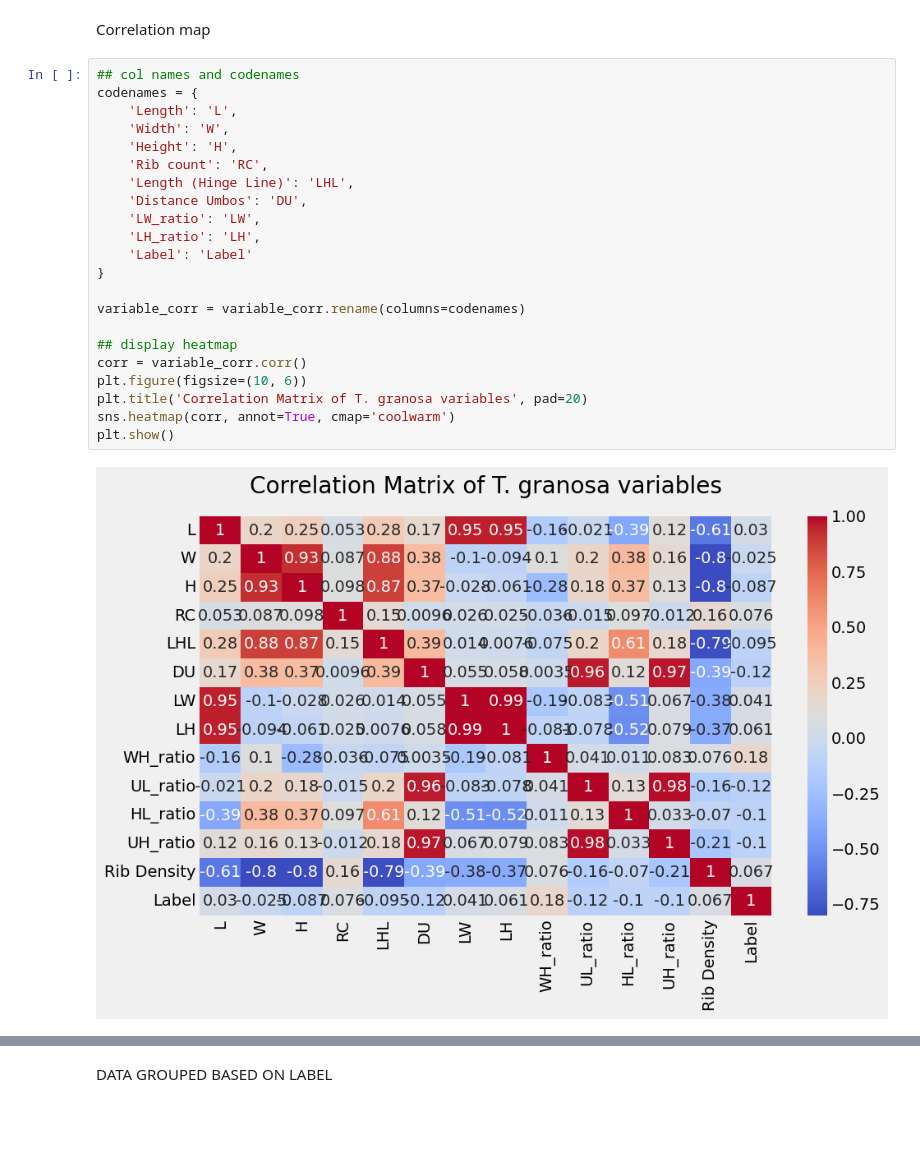
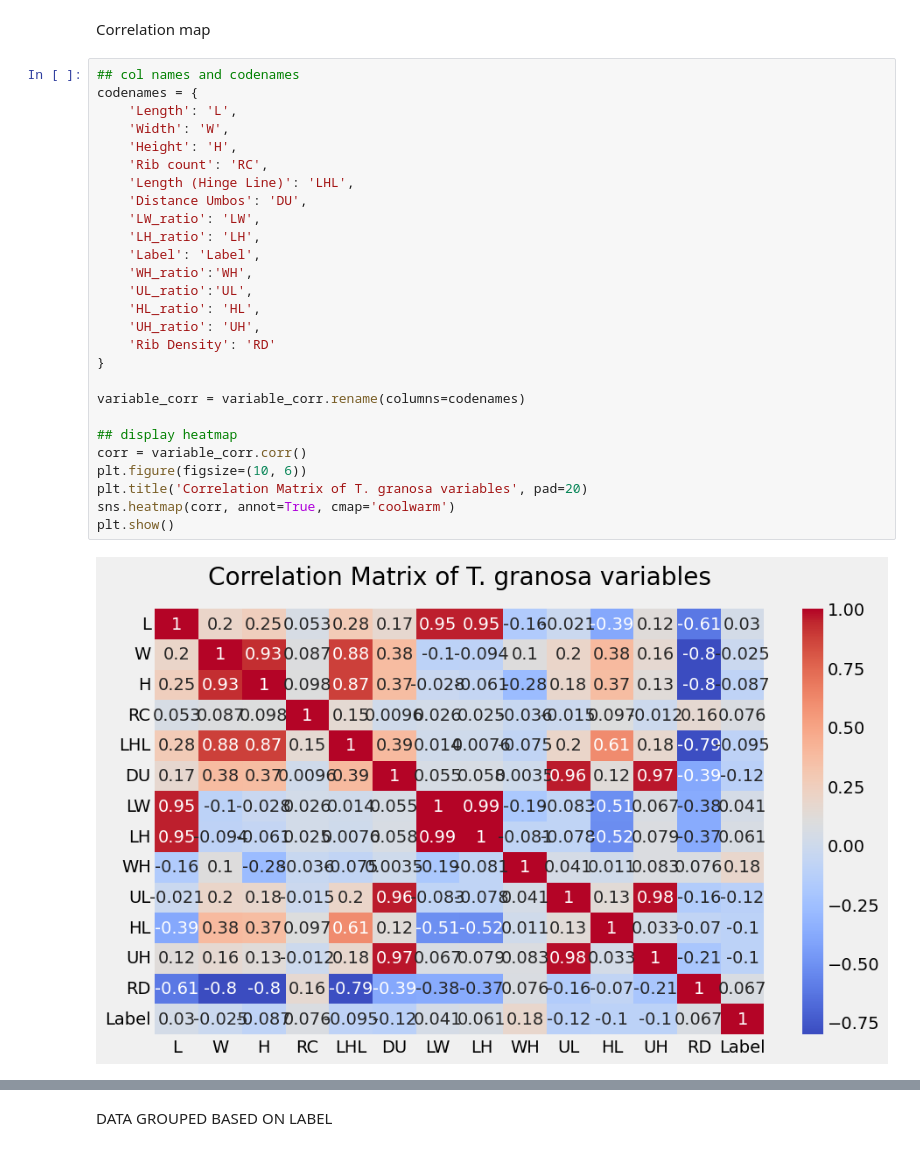
Before and after one commit to Geez-l/litoX, a Jupyter notebook: litoX_preprocessing.ipynb, the cells around one changed output, grey strips where cells are left out. Cells and saved outputs as stored; diff of their text form; blank space fills up the shorter version.

```diff
--- a/litoX_preprocessing.ipynb
+++ b/litoX_preprocessing.ipynb
@@ -707,24 +726,29 @@ Correlation map
 # %%
 ## col names and codenames
 codenames = {
     'Length': 'L',
     'Width': 'W',
     'Height': 'H',
     'Rib count': 'RC',
     'Length (Hinge Line)': 'LHL',
     'Distance Umbos': 'DU',
     'LW_ratio': 'LW',
     'LH_ratio': 'LH',
-    'Label': 'Label'
+    'Label': 'Label',
+    'WH_ratio':'WH',
+    'UL_ratio':'UL',
+    'HL_ratio': 'HL',
+    'UH_ratio': 'UH',
+    'Rib Density': 'RD'
 }
 
 variable_corr = variable_corr.rename(columns=codenames)
 
 ## display heatmap
 corr = variable_corr.corr()
 plt.figure(figsize=(10, 6))
 plt.title('Correlation Matrix of T. granosa variables', pad=20)
 sns.heatmap(corr, annot=True, cmap='coolwarm')
 plt.show()
 # %% [output]
-[figure, old version]
+[figure, new version]
```
Also changed, not shown: parts of 9 cells of this notebook.
